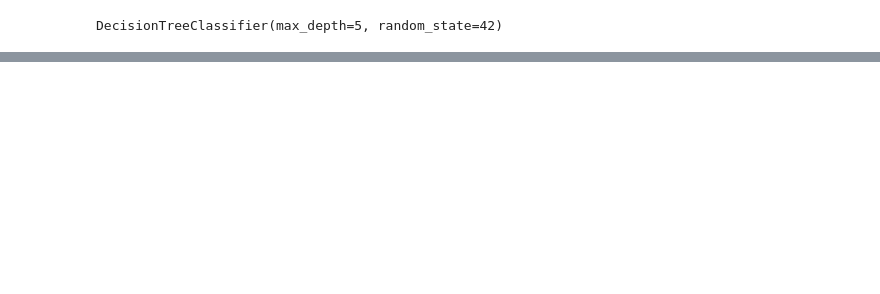
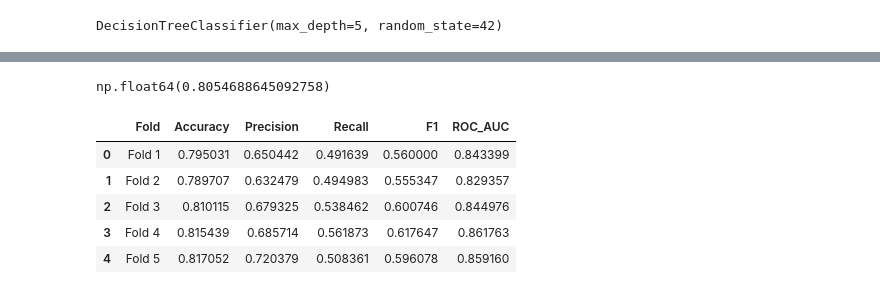
Before and after one commit to Sahil-K-Y/AI-ML-Blueprint, a Jupyter notebook: End-to-End Customer Churn Prediction System/churn prediction.ipynb, the cells around one changed output, grey strips where cells are left out. Saved outputs shown, nothing was run; the diff lists cells and outputs as text; code cells hidden in the pictures; blank space fills up the shorter version.

```diff
--- a/End-to-End Customer Churn Prediction System/churn prediction.ipynb
+++ b/End-to-End Customer Churn Prediction System/churn prediction.ipynb
@@ -830,0 +909,2 @@ Confussion metrix: 0.6 [[985  50]
+# %%
+smote_xgb.fit(X_train, y_train)
@@ -830,0 +1004,6 @@ Confussion metrix: 0.6 [[985  50]
+# %%
+cv=StratifiedKFold(
+    n_splits=5,
+    random_state=42,
+    shuffle=True
+)
@@ -830,0 +1012,36 @@ Confussion metrix: 0.6 [[985  50]
+# %%
+pipeline=Pipeline([
+    ('preprocessor',preprocessor),
+    ('model',xgb)
+])
+# %%
+cv_result=cross_validate(
+    pipeline,
+    X_train,
+    y_train,
+    cv=cv,
+    scoring=['accuracy', 'precision', 'recall', 'f1', 'roc_auc'],
+    n_jobs=-1
+)
+# %%
+cv_result['test_accuracy'].mean()
+# %% [output]
+np.float64(0.8054688645092758)
+# %%
+cv_df = pd.DataFrame({
+    'Fold': [f'Fold {i+1}' for i in range(5)],
+    'Accuracy': cv_result['test_accuracy'],
+    'Precision': cv_result['test_precision'],
+    'Recall': cv_result['test_recall'],
+    'F1': cv_result['test_f1'],
+    'ROC_AUC': cv_result['test_roc_auc']
+})
+
+cv_df
+# %% [output]
+|  | Fold | Accuracy | Precision | Recall | F1 | ROC_AUC |
+| 0 | Fold 1 | 0.795031 | 0.650442 | 0.491639 | 0.560000 | 0.843399 |
+| 1 | Fold 2 | 0.789707 | 0.632479 | 0.494983 | 0.555347 | 0.829357 |
+| 2 | Fold 3 | 0.810115 | 0.679325 | 0.538462 | 0.600746 | 0.844976 |
+| 3 | Fold 4 | 0.815439 | 0.685714 | 0.561873 | 0.617647 | 0.861763 |
+| 4 | Fold 5 | 0.817052 | 0.720379 | 0.508361 | 0.596078 | 0.859160 |
```
Also changed, not shown: parts of 67 cells of this notebook, 1 other file.
